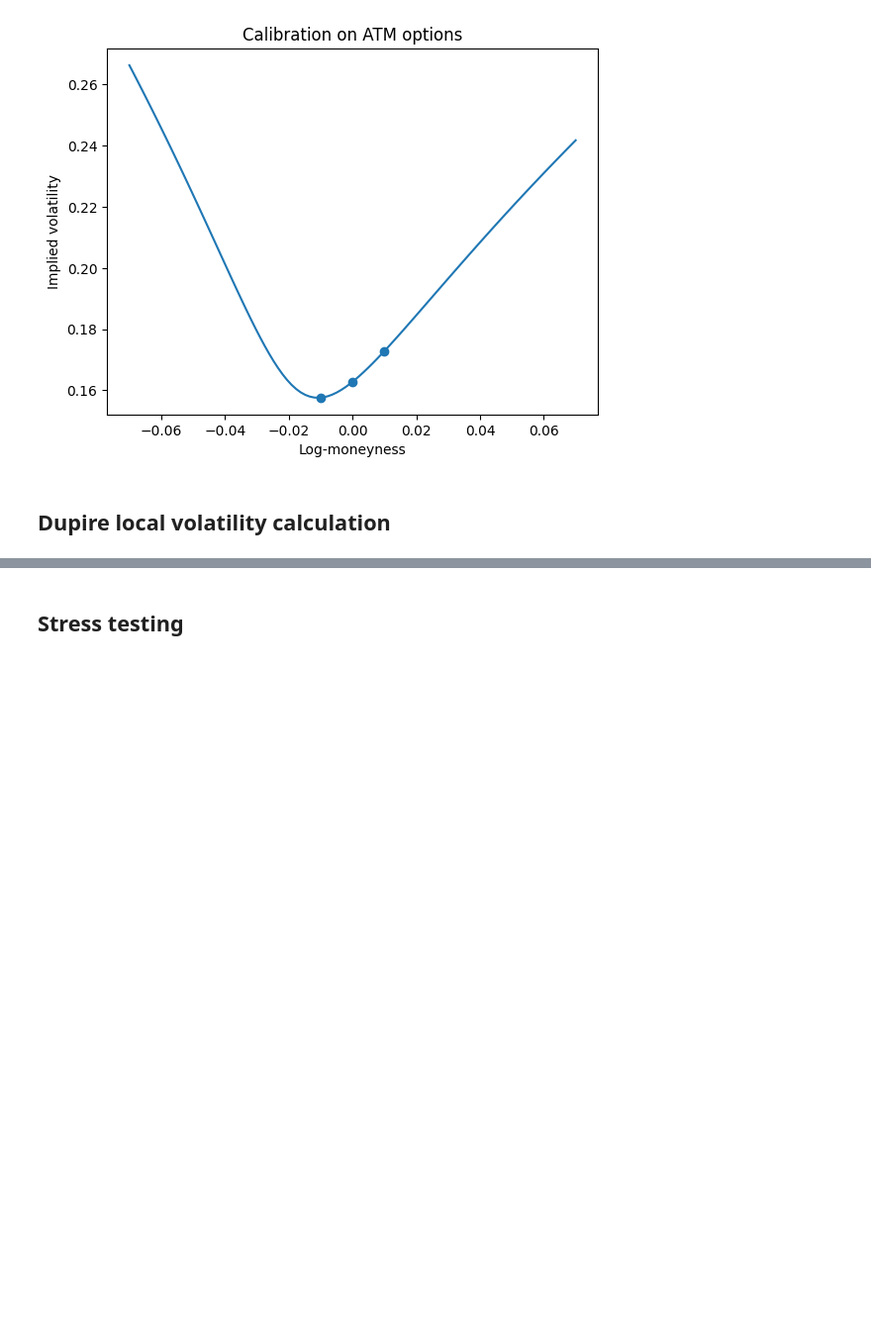
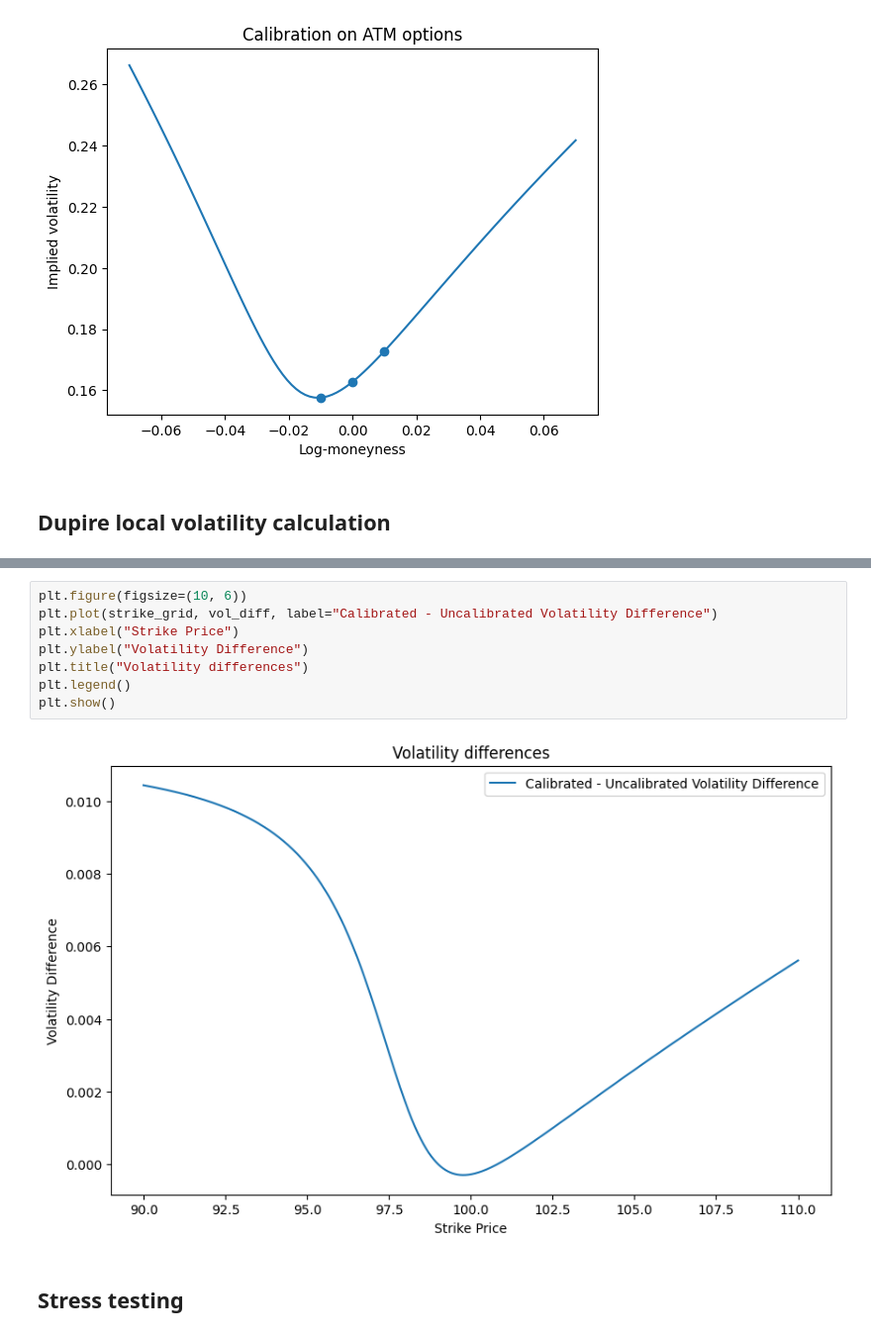
Before and after one commit to Sammas41/Model-Calibration-Project, a Jupyter notebook: Model Calibration final project.ipynb, the cells around one changed output, grey strips where cells are left out. Shown at 99% size. Cells and saved outputs as stored; diff of their text form; blank space fills up the shorter version.

```diff
--- a/Model Calibration final project.ipynb
+++ b/Model Calibration final project.ipynb
@@ -370,3 +371,13 @@ plt.show()
+# %%
+plt.figure(figsize=(10, 6))
+plt.plot(strike_grid, vol_diff, label="Calibrated - Uncalibrated Volatility Difference")
+plt.xlabel("Strike Price")
+plt.ylabel("Volatility Difference")
+plt.title("Volatility differences")
+plt.legend()
+plt.show()
+# %% [output]
+[figure, added]
 # %% [markdown]
 ## Stress testing
 # %%
```
Also changed, not shown: parts of 4 cells of this notebook.
